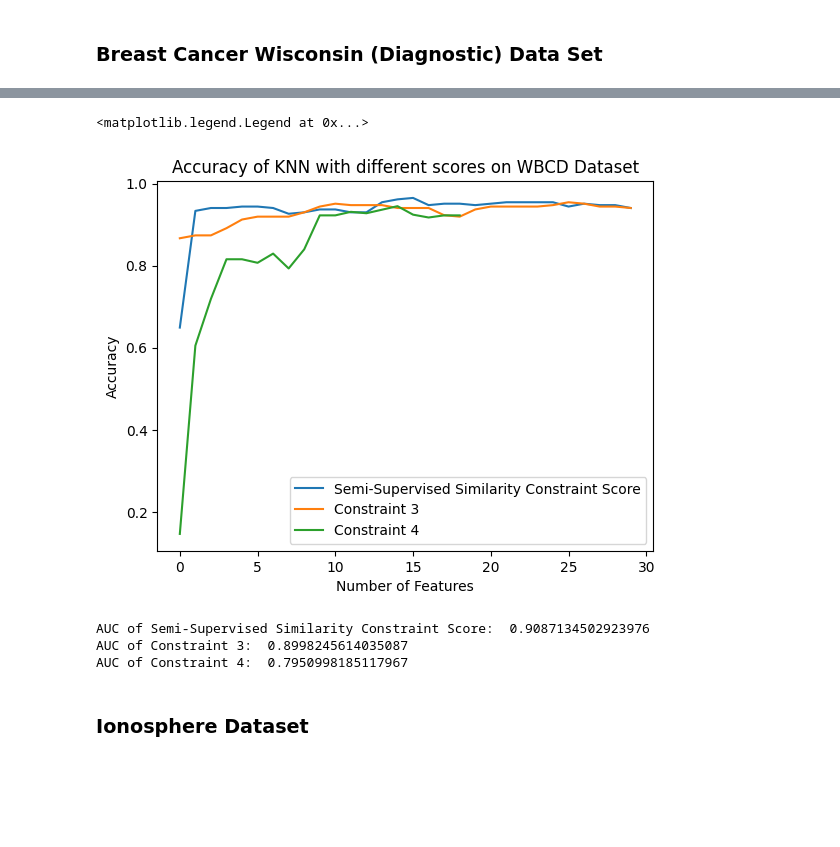
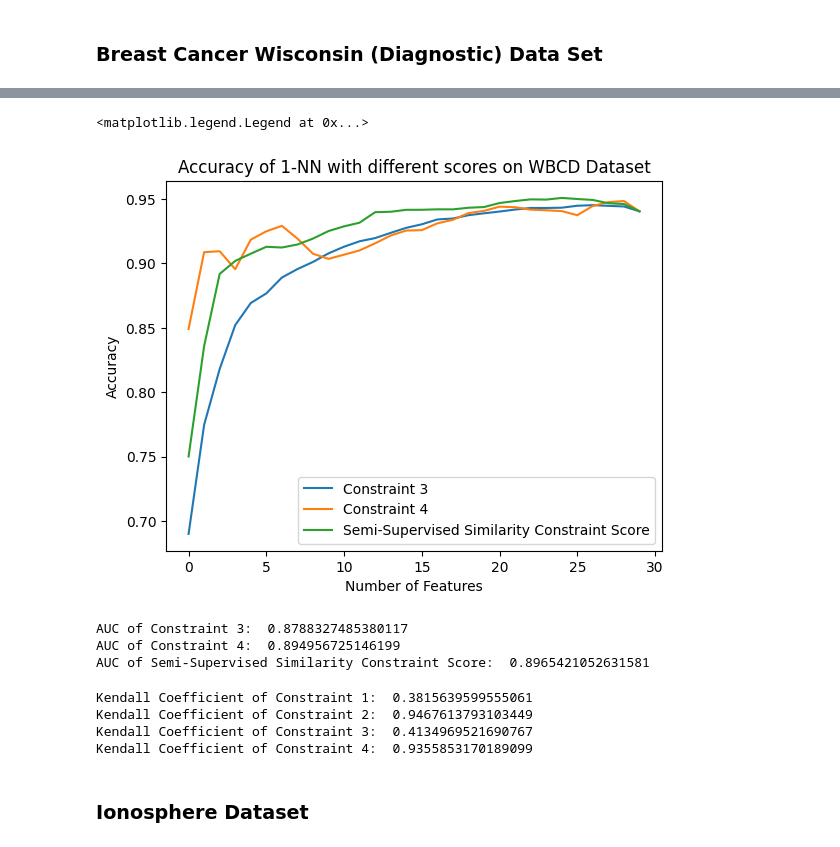
Before and after one commit to FabioGadegbeku/Similarity-Based-CS, a Jupyter notebook: sim_based_cs/notebook.ipynb, the cells around one changed output, grey strips where cells are left out. Saved outputs shown, nothing was run; the diff lists cells and outputs as text; code cells hidden in the pictures; blank space fills up the shorter version.

```diff
--- a/sim_based_cs/notebook.ipynb
+++ b/sim_based_cs/notebook.ipynb
@@ -352,34 +409,50 @@ AUC of Similarity Constraint Score:  0.8853216374269006
 # %%
-scores = [semi_supervised_similarity_constraint_score,constraint_score_3,constraint_score_4]
-scores_accuracy = plot_accuracy(scores, X_train_WBCD, X_test_WBCD,1,3)
-accuracy_semi_supervised_similarity_constraint = scores_accuracy[0]
-accuracy_constraint_3 = scores_accuracy[1]
+scores = [constraint_score_3,constraint_score_4,semi_supervised_similarity_constraint_score]
+scores_accuracy = plot_accuracy(scores, X_train_WBCD, X_test_WBCD,100,3)
 
+accuracy_constraint_3 = scores_accuracy[0]
+accuracy_constraint_4 = scores_accuracy[1]
+accuracy_semi_supervised_similarity_constraint = scores_accuracy[2]
 
-
-plt.plot(accuracy_semi_supervised_similarity_constraint, label = 'Semi-Supervised Similarity Constraint Score')
 plt.plot(accuracy_constraint_3, label = 'Constraint 3')
 plt.plot(accuracy_constraint_4, label = 'Constraint 4')
+plt.plot(accuracy_semi_supervised_similarity_constraint, label = 'Semi-Supervised Similarity Constraint Score')
 plt.xlabel('Number of Features')
 plt.ylabel('Accuracy')
-plt.title('Accuracy of KNN with different scores on WBCD Dataset')
+plt.title('Accuracy of 1-NN with different scores on WBCD Dataset')
 
 plt.legend()
 # %% [output]
 <matplotlib.legend.Legend at 0x...>
-[figure, old version]
+[figure, new version]
 # %%
 auc_constraint_3 = auc_score(accuracy_constraint_3)
 auc_constraint_4 = auc_score(accuracy_constraint_4)
 auc_semi_similarity_constraint = auc_score(accuracy_semi_supervised_similarity_constraint)
 
-print('AUC of Semi-Supervised Similarity Constraint Score: ', auc_semi_similarity_constraint)
 print('AUC of Constraint 3: ', auc_constraint_3)
 print('AUC of Constraint 4: ', auc_constraint_4)
+print('AUC of Semi-Supervised Similarity Constraint Score: ', auc_semi_similarity_constraint)
 # %% [output]
-AUC of Semi-Supervised Similarity Constraint Score:  0.9087134502923976
-AUC of Constraint 3:  0.8998245614035087
-AUC of Constraint 4:  0.7950998185117967
+AUC of Constraint 3:  0.8788327485380117
+AUC of Constraint 4:  0.894956725146199
+AUC of Semi-Supervised Similarity Constraint Score:  0.8965421052631581
+# %%
+scores = [constraint_score_1,constraint_score_2,constraint_score_3,constraint_score_4]
+R = rank_matrix(scores,X_train_WBCD,100,3)
+kendall_coefficients = []
+for i in range(4):
+    kendall_coefficients.append(kendall_coefficient(R[i]))
+
+print('Kendall Coefficient of Constraint 1: ', kendall_coefficients[0])
+print('Kendall Coefficient of Constraint 2: ', kendall_coefficients[1])
+print('Kendall Coefficient of Constraint 3: ', kendall_coefficients[2])
+print('Kendall Coefficient of Constraint 4: ', kendall_coefficients[3])
+# %% [output]
+Kendall Coefficient of Constraint 1:  0.3815639599555061
+Kendall Coefficient of Constraint 2:  0.9467613793103449
+Kendall Coefficient of Constraint 3:  0.4134969521690767
+Kendall Coefficient of Constraint 4:  0.9355853170189099
 # %% [markdown]
 ### Ionosphere Dataset
 # %%
```
Also changed, not shown: parts of 46 cells of this notebook, 2 other files.
